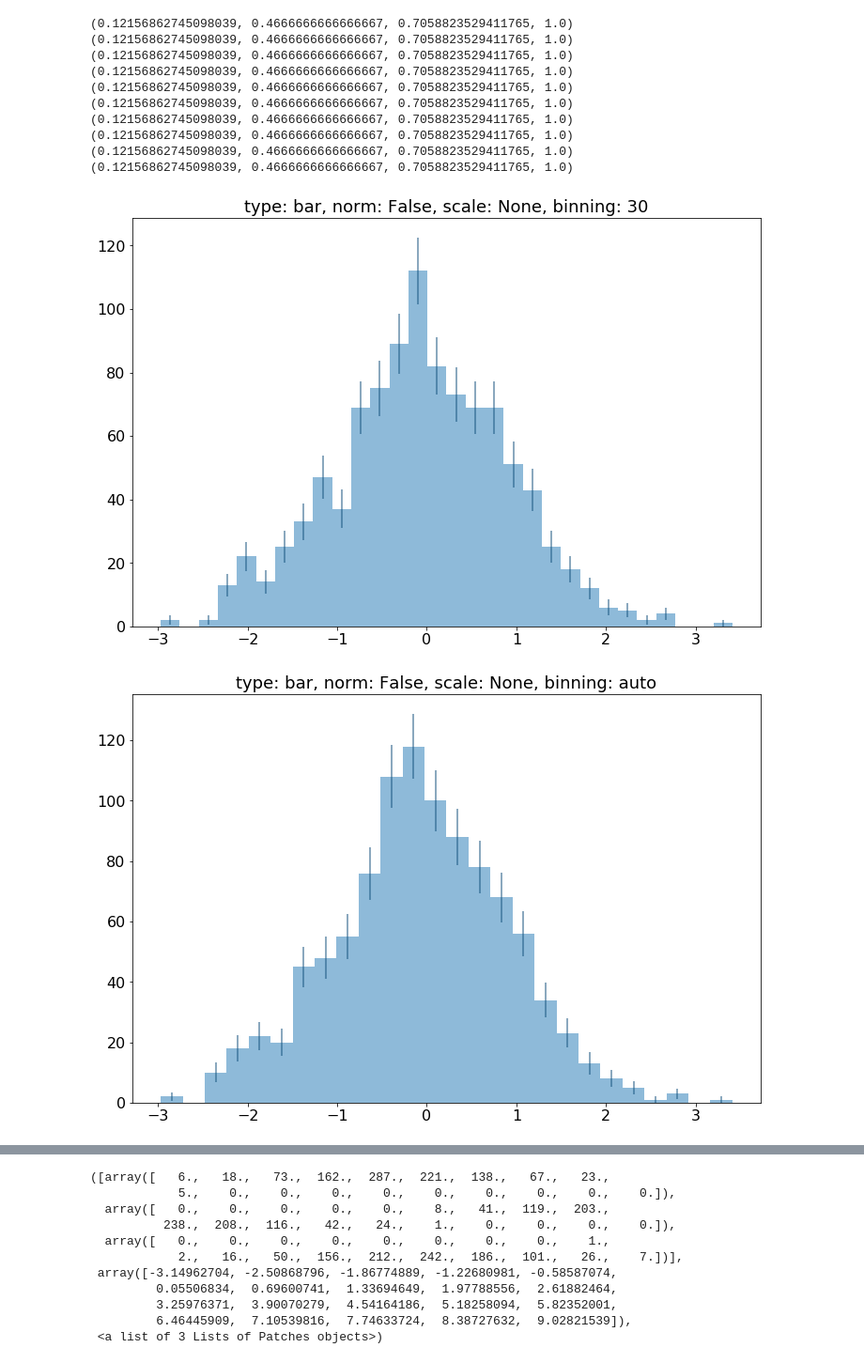
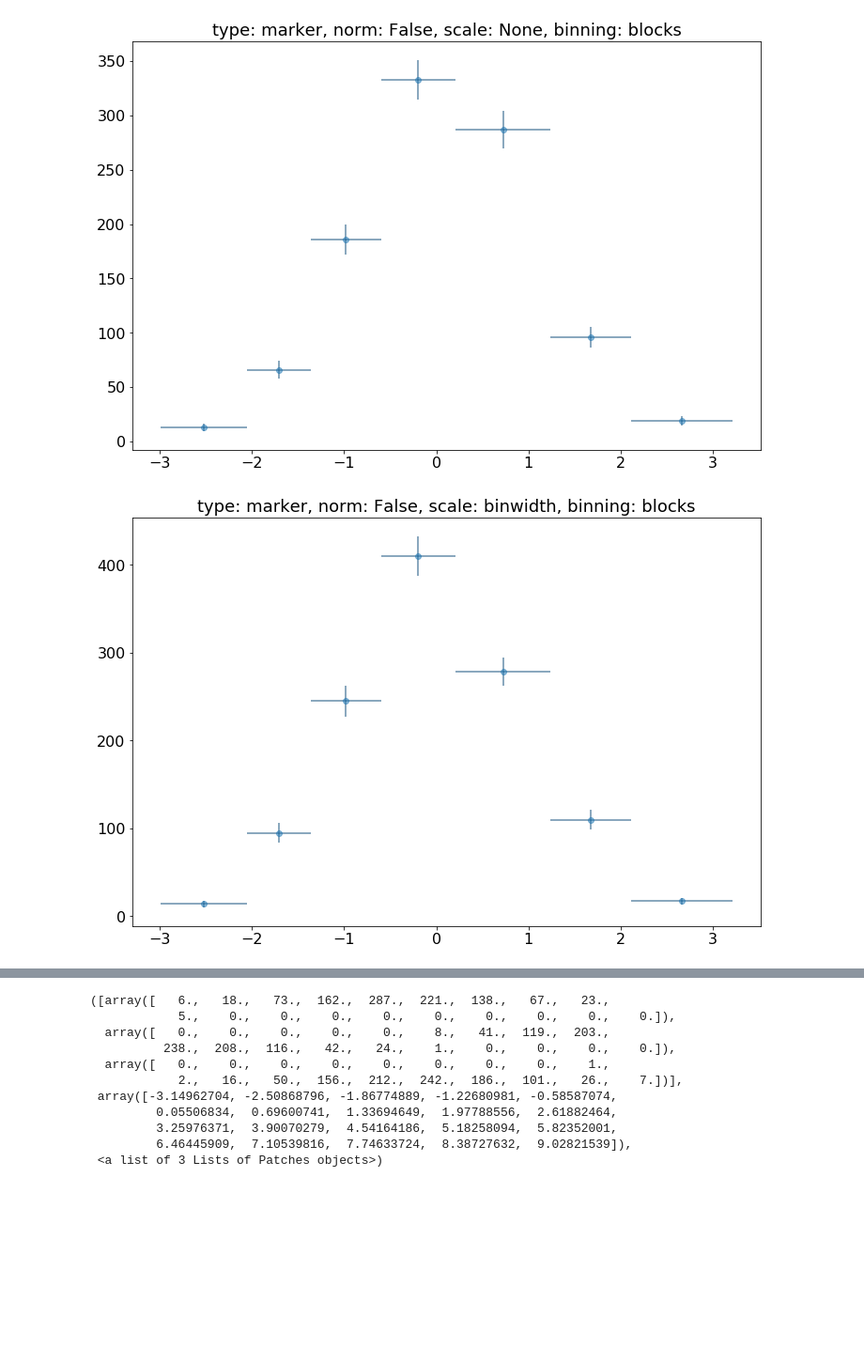
Before and after one commit to pollackscience/histogram_plus, a Jupyter notebook: scripts/hist_plus.ipynb, the cells around one changed output, grey strips where cells are left out. Shown at 94% size. Drawn from its saved outputs; the diff is of its cells as text; code cells hidden in the pictures; blank space fills up the shorter version.

```diff
--- a/scripts/hist_plus.ipynb
+++ b/scripts/hist_plus.ipynb
@@ -10,10 +10,13 @@ data = np.random.normal(0, 1, size=1000)
 data2 = np.random.normal(3, 1, size=1000)
 data3 = np.random.normal(6, 1, size=1000)
 # %%
-types = ['bar', 'stepfilled', 'step', 'marker']
+#types = ['bar', 'stepfilled', 'step', 'marker']
+types=['marker']
 norms = [False, True]
-scale = [None, 0.5, 2, 'binwidth']
-bins = [30, 'auto', 100]
+#scale = [None, 0.5, 2, 'binwidth']
+scale = [None, 'binwidth']
+#bins = [30, 'auto', 100, 'blocks']
+bins = ['blocks']
 for t in types:
     for n in norms:
         for s in scale:
@@ -39,12 +32,2 @@ for t in types:
-(0.12156862745098039, 0.4666666666666667, 0.7058823529411765, 1.0)
-(0.12156862745098039, 0.4666666666666667, 0.7058823529411765, 1.0)
-(0.12156862745098039, 0.4666666666666667, 0.7058823529411765, 1.0)
-(0.12156862745098039, 0.4666666666666667, 0.7058823529411765, 1.0)
-(0.12156862745098039, 0.4666666666666667, 0.7058823529411765, 1.0)
-(0.12156862745098039, 0.4666666666666667, 0.7058823529411765, 1.0)
-(0.12156862745098039, 0.4666666666666667, 0.7058823529411765, 1.0)
-(0.12156862745098039, 0.4666666666666667, 0.7058823529411765, 1.0)
-(0.12156862745098039, 0.4666666666666667, 0.7058823529411765, 1.0)
-(0.12156862745098039, 0.4666666666666667, 0.7058823529411765, 1.0)
-[figure, old version]
+[figure, new version]
-[figure, old version]
+[figure, new version]
```
Also changed, not shown: parts of 2 cells of this notebook, 1 other file.
